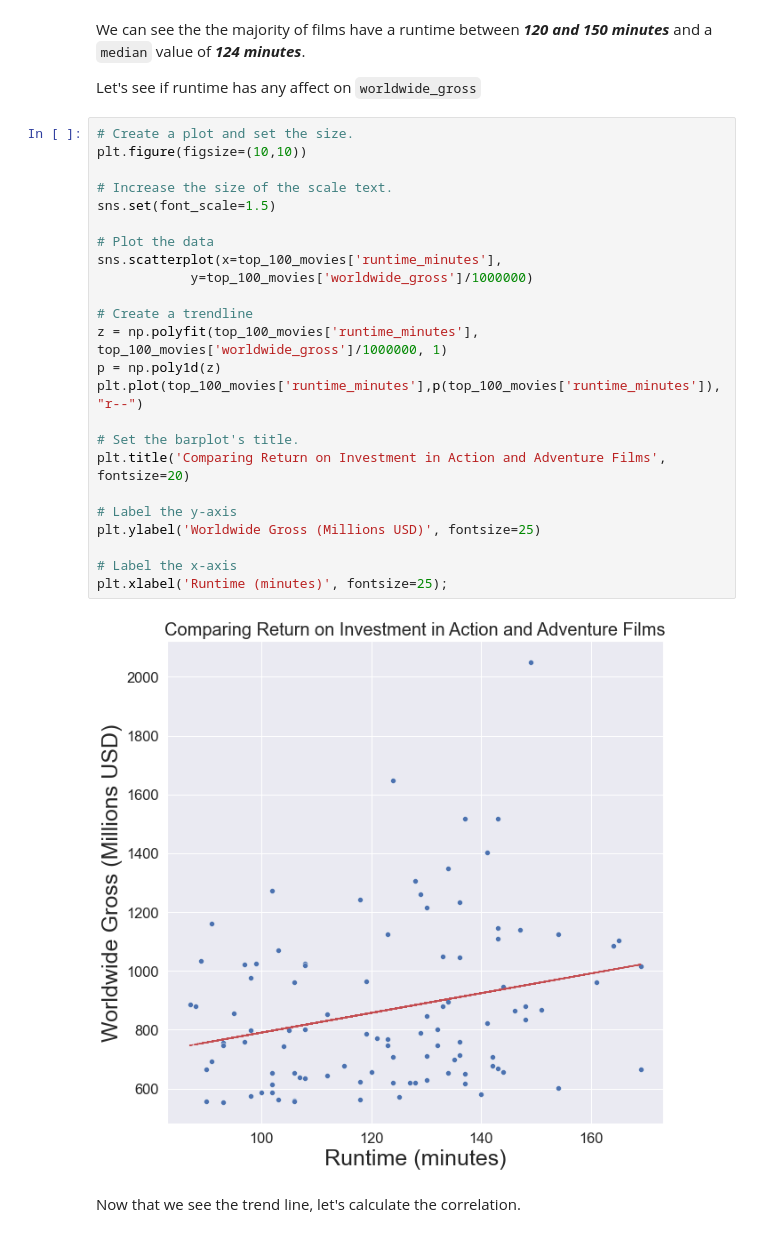
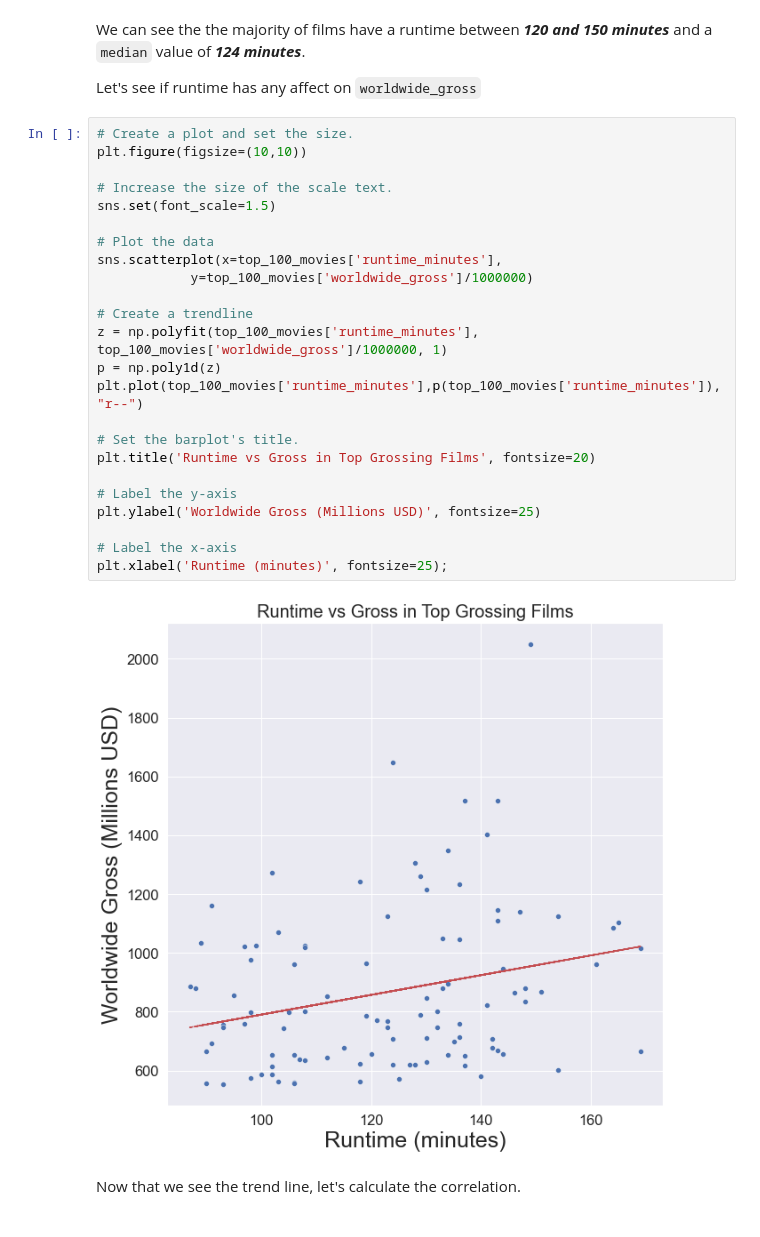
Before and after one commit to rustyb08/phase_1_project, a Jupyter notebook: Microsoft Original Content.ipynb, the cells around one changed output. Cells and saved outputs as stored; diff of their text form.

```diff
--- a/Microsoft Original Content.ipynb
+++ b/Microsoft Original Content.ipynb
@@ -1274,29 +1276,29 @@ Let's see if runtime has any affect on `worldwide_gross`
 # %%
 # Create a plot and set the size.
 plt.figure(figsize=(10,10))
 
 # Increase the size of the scale text.
 sns.set(font_scale=1.5)
 
 # Plot the data
 sns.scatterplot(x=top_100_movies['runtime_minutes'],
             y=top_100_movies['worldwide_gross']/1000000)
 
 # Create a trendline
 z = np.polyfit(top_100_movies['runtime_minutes'], top_100_movies['worldwide_gross']/1000000, 1)
 p = np.poly1d(z)
 plt.plot(top_100_movies['runtime_minutes'],p(top_100_movies['runtime_minutes']),"r--")
 
 # Set the barplot's title.
-plt.title('Comparing Return on Investment in Action and Adventure Films', fontsize=20)
+plt.title('Runtime vs Gross in Top Grossing Films', fontsize=20)
 
 # Label the y-axis
 plt.ylabel('Worldwide Gross (Millions USD)', fontsize=25)
 
 # Label the x-axis
 plt.xlabel('Runtime (minutes)', fontsize=25);
 # %% [output]
-[figure, old version]
+[figure, new version]
 # %% [markdown]
 Now that we see the trend line, let's calculate the correlation.
 # %%
```
Also changed, not shown: parts of 10 cells of this notebook.
